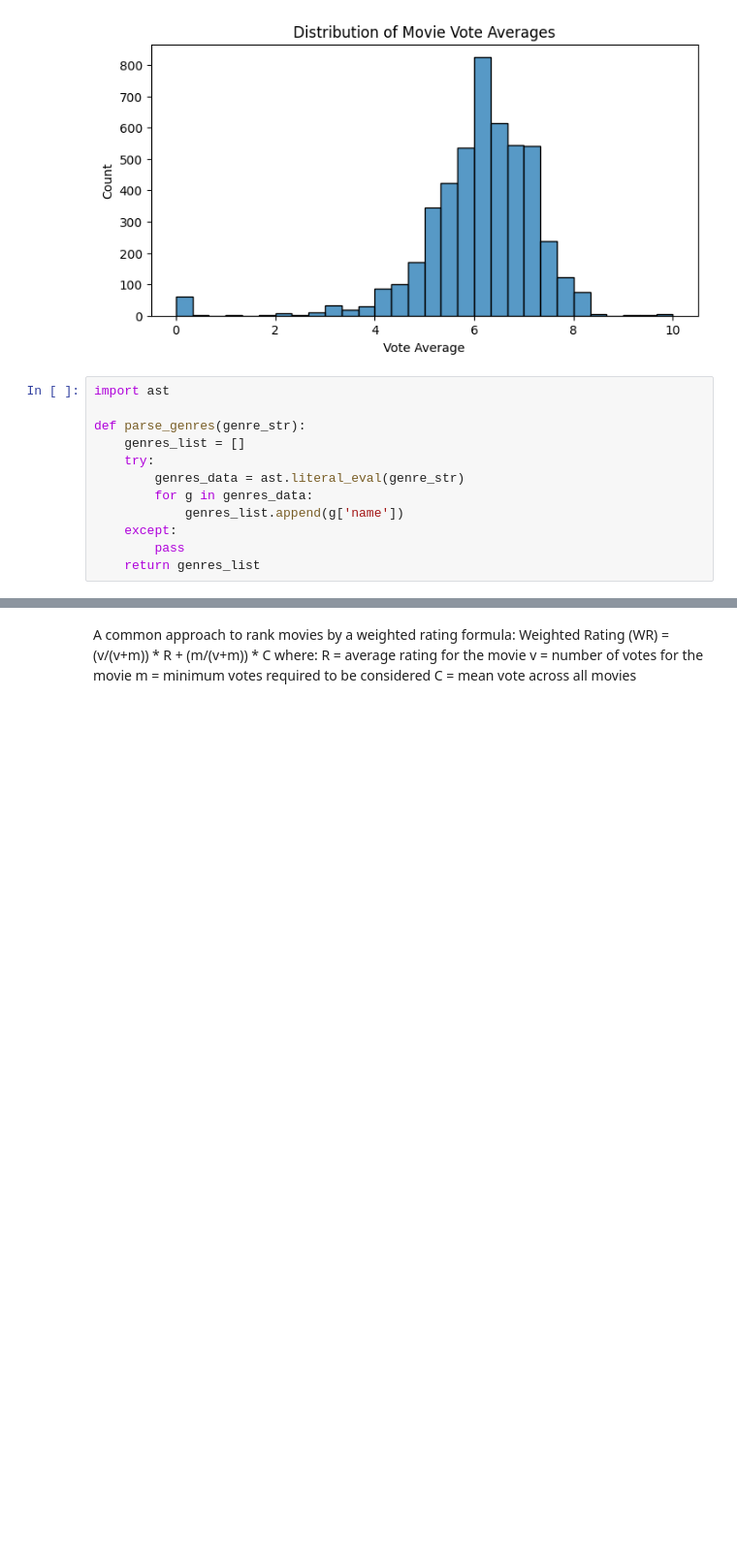
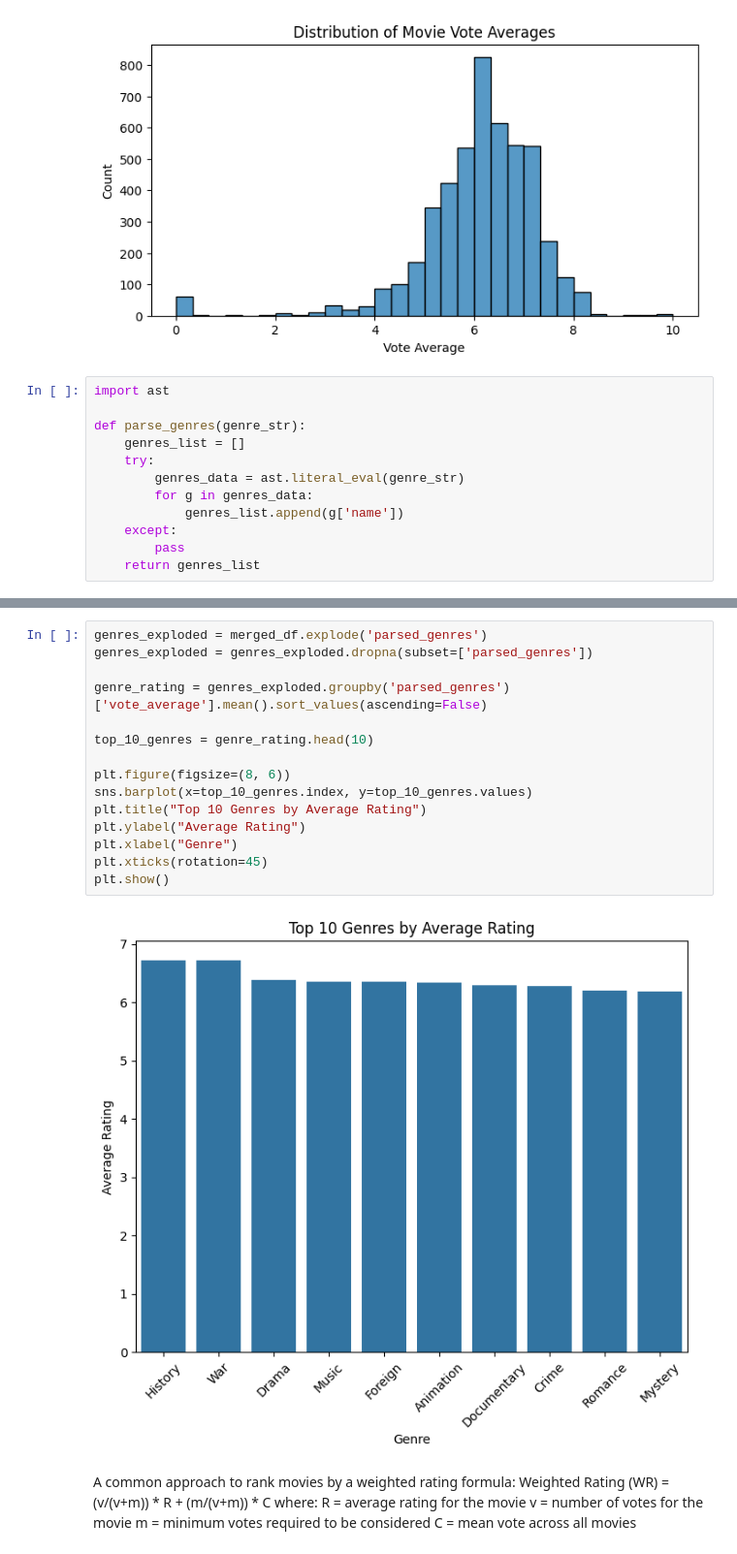
Before and after one commit to tonykorycki/Nova-Movie-Recommendation, a Jupyter notebook: data_filtering.ipynb, the cells around one changed output, grey strips where cells are left out. Shown at 97% size. Drawn from its saved outputs; the diff is of its cells as text; blank space fills up the shorter version.

```diff
--- a/data_filtering.ipynb
+++ b/data_filtering.ipynb
@@ -189,3 +184,20 @@ plt.show()
+# %%
+genres_exploded = merged_df.explode('parsed_genres')
+genres_exploded = genres_exploded.dropna(subset=['parsed_genres'])
+
+genre_rating = genres_exploded.groupby('parsed_genres')['vote_average'].mean().sort_values(ascending=False)
+
+top_10_genres = genre_rating.head(10)
+
+plt.figure(figsize=(8, 6))
+sns.barplot(x=top_10_genres.index, y=top_10_genres.values)
+plt.title("Top 10 Genres by Average Rating")
+plt.ylabel("Average Rating")
+plt.xlabel("Genre")
+plt.xticks(rotation=45)
+plt.show()
+# %% [output]
+[figure, added]
 # %% [markdown]
  A common approach to rank movies by a weighted rating formula:
  Weighted Rating (WR) = (v/(v+m)) * R + (m/(v+m)) * C
```
Also changed, not shown: parts of 9 cells of this notebook, 2 other files.
